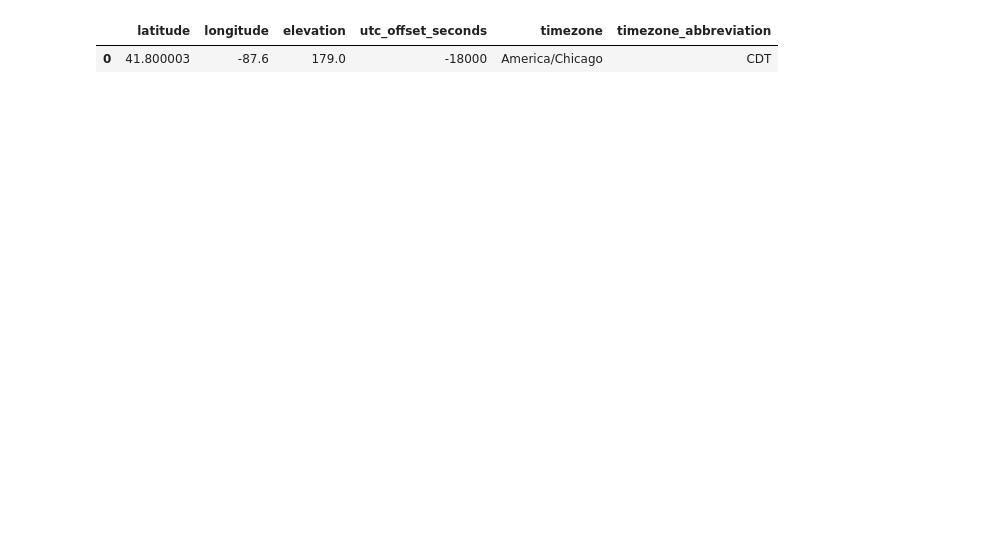
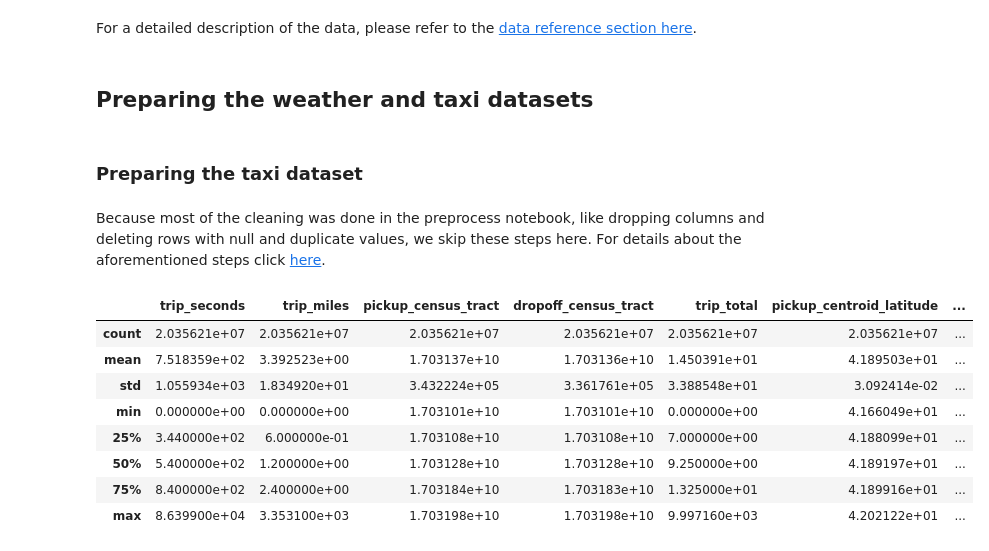
Before and after one commit to yassinehammou27/AAA_intentionally_blank, a Jupyter notebook: prep.ipynb, the cells around one changed output. Drawn from its saved outputs; the diff is of its cells as text; code cells hidden in the pictures; blank space fills up the shorter version.

Commit message:
Preprocessing and preparation

```diff
--- a/prep.ipynb
+++ b/prep.ipynb
@@ -50,6 +25,21 @@ weather_data_daily
-# %%
-location_data.to_csv('data/location_data.csv')
-location_data
-# %% [output]
-|  | latitude | longitude | elevation | utc_offset_seconds | timezone | timezone_abbreviation |
-| 0 | 41.800003 | -87.6 | 179.0 | -18000 | America/Chicago | CDT |
+# %% [markdown]
+For a detailed description of the data, please refer to the [data reference section here](#references).
+# %% [markdown]
+## Preparing the weather and taxi datasets
+# %% [markdown]
+### Preparing the taxi dataset
+# %% [markdown]
+Because most of the cleaning was done in the preprocess notebook, like dropping columns and deleting rows with null and duplicate values, we skip these steps here. For details about the aforementioned steps click [here](./preprocess.ipynb).
+# %%
+# Getting an overview of the data
+taxi_df.describe()
+# %% [output]
+|  | trip_seconds | trip_miles | pickup_census_tract | dropoff_census_tract | trip_total | pickup_centroid_latitude | ... |
+| count | 2.035621e+07 | 2.035621e+07 | 2.035621e+07 | 2.035621e+07 | 2.035621e+07 | 2.035621e+07 | ... |
+| mean | 7.518359e+02 | 3.392523e+00 | 1.703137e+10 | 1.703136e+10 | 1.450391e+01 | 4.189503e+01 | ... |
+| std | 1.055934e+03 | 1.834920e+01 | 3.432224e+05 | 3.361761e+05 | 3.388548e+01 | 3.092414e-02 | ... |
+| min | 0.000000e+00 | 0.000000e+00 | 1.703101e+10 | 1.703101e+10 | 0.000000e+00 | 4.166049e+01 | ... |
+| 25% | 3.440000e+02 | 6.000000e-01 | 1.703108e+10 | 1.703108e+10 | 7.000000e+00 | 4.188099e+01 | ... |
+| 50% | 5.400000e+02 | 1.200000e+00 | 1.703128e+10 | 1.703128e+10 | 9.250000e+00 | 4.189197e+01 | ... |
+| 75% | 8.400000e+02 | 2.400000e+00 | 1.703184e+10 | 1.703183e+10 | 1.325000e+01 | 4.189916e+01 | ... |
+| max | 8.639900e+04 | 3.353100e+03 | 1.703198e+10 | 1.703198e+10 | 9.997160e+03 | 4.202122e+01 | ... |
```
Also changed, not shown: parts of 25 cells of this notebook, 5 other files.
